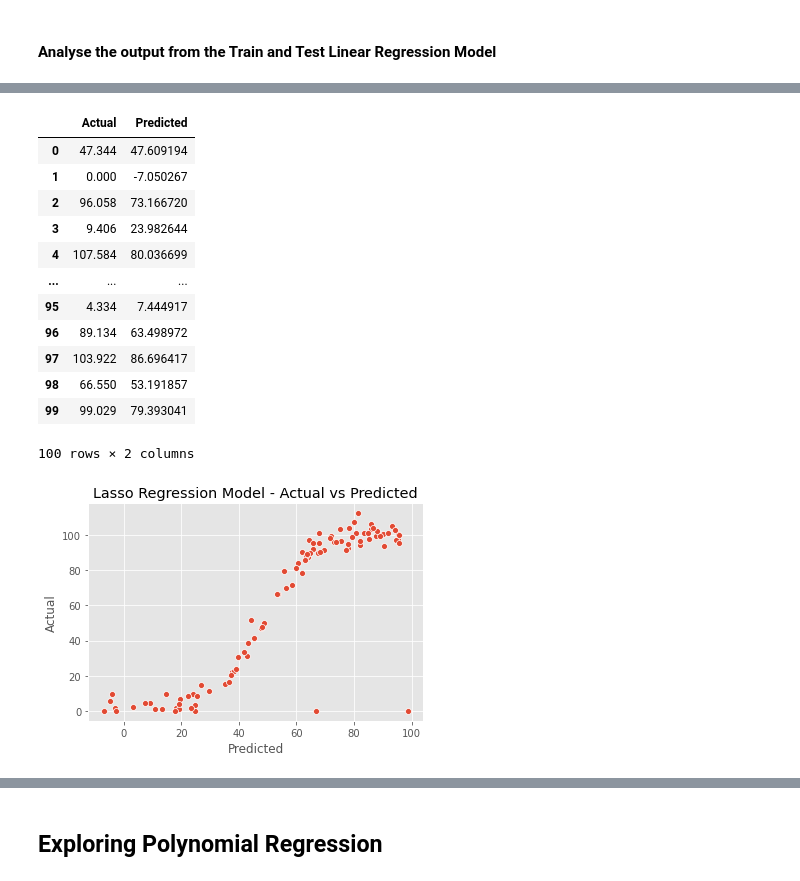
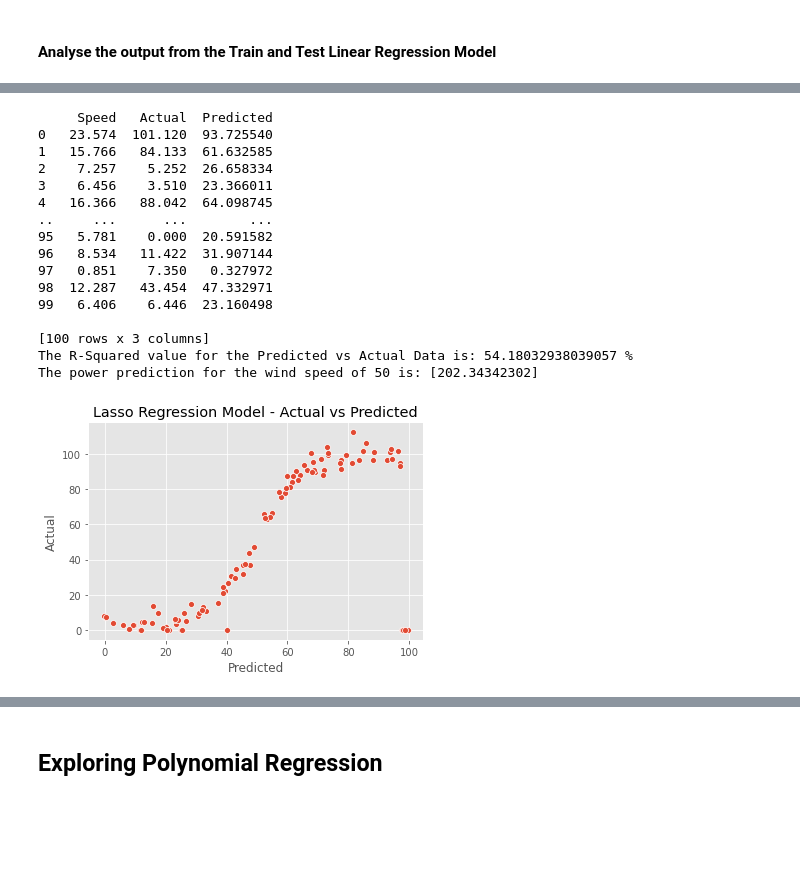
Before and after one commit to dssheldon/foda-project-sds, a Jupyter notebook: FoDA Project 2020.ipynb, the cells around one changed output, grey strips where cells are left out. Saved outputs shown, nothing was run; the diff lists cells and outputs as text; code cells hidden in the pictures; blank space fills up the shorter version.

```diff
--- a/FoDA Project 2020.ipynb
+++ b/FoDA Project 2020.ipynb
@@ -277,30 +300,39 @@ The power prediction for the wind speed of 50 is: [225.61769584]
 # %%
 from sklearn import linear_model
 
-lasso = linear_model.Lasso(alpha=25)
+lasso = linear_model.Lasso(alpha=50)
 lasso.fit(X_train, y_train)
 
 y_pred_lasso = lasso.predict(X_test)
 
 
-act_vs_pred_lasso = pd.DataFrame({'Actual': y_test, 'Predicted': y_pred_lasso})
+act_vs_pred_lasso = pd.DataFrame({'Speed': X_test.reshape(-1), 'Actual': y_test, 'Predicted': y_pred_lasso})
 
 sns.scatterplot(act_vs_pred_lasso['Predicted'], act_vs_pred_lasso['Actual'])
 plt.title('Lasso Regression Model - Actual vs Predicted')
 
-act_vs_pred_lasso
+print(act_vs_pred_lasso)
+
+
+print('The R-Squared value for the Predicted vs Actual Data is:', (np.corrcoef(act_vs_pred_lasso['Predicted'], act_vs_pred_lasso['Actual'])[0,1])**2*100, '%')
+
+test_predict = np.array(50).reshape(-1,1) # Test the impact of a higher value than in the orginal dataset.
+print('The power prediction for the wind speed of 50 is:', lasso.predict(test_predict))
 # %% [output]
-|  | Actual | Predicted |
-| 0 | 47.344 | 47.609194 |
-| 1 | 0.000 | -7.050267 |
-| 2 | 96.058 | 73.166720 |
-| 3 | 9.406 | 23.982644 |
-| 4 | 107.584 | 80.036699 |
-| ... | ... | ... |
-| 95 | 4.334 | 7.444917 |
-| 96 | 89.134 | 63.498972 |
-| 97 | 103.922 | 86.696417 |
-| 98 | 66.550 | 53.191857 |
-| 99 | 99.029 | 79.393041 |
-100 rows × 2 columns
+     Speed   Actual  Predicted
+0   23.574  101.120  93.725540
+1   15.766   84.133  61.632585
+2    7.257    5.252  26.658334
+3    6.456    3.510  23.366011
+4   16.366   88.042  64.098745
+..     ...      ...        ...
+95   5.781    0.000  20.591582
+96   8.534   11.422  31.907144
+97   0.851    7.350   0.327972
+98  12.287   43.454  47.332971
+99   6.406    6.446  23.160498
+
+[100 rows x 3 columns]
+The R-Squared value for the Predicted vs Actual Data is: 54.18032938039057 %
+The power prediction for the wind speed of 50 is: [202.34342302]
-[figure, old version]
+[figure, new version]
```
Also changed, not shown: parts of 15 cells of this notebook.
